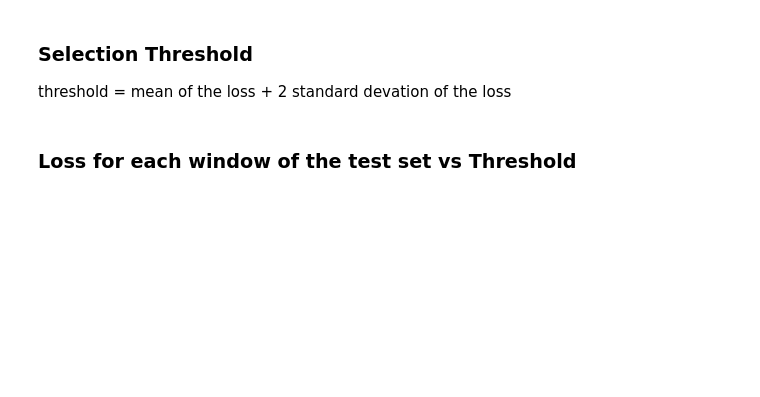
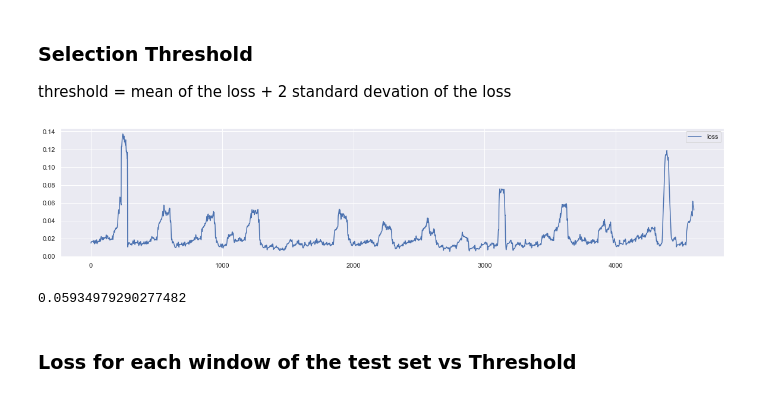
Before and after one commit to bartk97/NYC-Taxi-Anomaly-Detection, a Jupyter notebook: NYC TAXI- anomaly detection with LSTM Autoencoder.ipynb, the cells around one changed output. Cells and saved outputs as stored; diff of their text form; code cells hidden in the pictures; blank space fills up the shorter version.

```diff
--- a/NYC TAXI- anomaly detection with LSTM Autoencoder.ipynb
+++ b/NYC TAXI- anomaly detection with LSTM Autoencoder.ipynb
@@ -274,7 +294,7 @@ for i in range(int(period / window_length)):
 # %% [markdown]
 ### MSE of the reconstruction
 # %%
-mse = lambda x, x_pred: np.mean(np.abs(x - x_pred), axis=1)
+mse = lambda x, x_pred: np.mean(np.abs(x - x_pred)**2, axis=1)
 
 train_mae_loss = pd.DataFrame(mse(X_train, pred_x_train), columns=['Error'])
 test_mae_loss = pd.DataFrame(mse(X_test, pred_x_test), columns=['Error'])
@@ -292,9 +315,16 @@ plt.show()
 ### Selection Threshold
 
 threshold = mean of the loss + 2 standard devation of the loss
+# %%
+test_mae_loss_array = test_mae_loss.to_numpy().flatten()
+
+plt.figure(figsize=(20,4))
+plt.plot(test_mae_loss_array, label='loss')
+plt.legend()
+plt.show()
+# %% [output]
+[figure, added]
 # %%
-threshold = np.quantile(test_mae_loss, 0.99)
-threshold = np.mean(test_mae_loss) + 2 * np.std(test_mae_loss)
-threshold = threshold[0]
-threshold = 0.21
-print(threshold)
+print(np.mean(test_mae_loss)[0] + 2 * np.std(test_mae_loss)[0])
+# %% [output]
+0.05934979290277482
```
Also changed, not shown: parts of 19 cells of this notebook.
